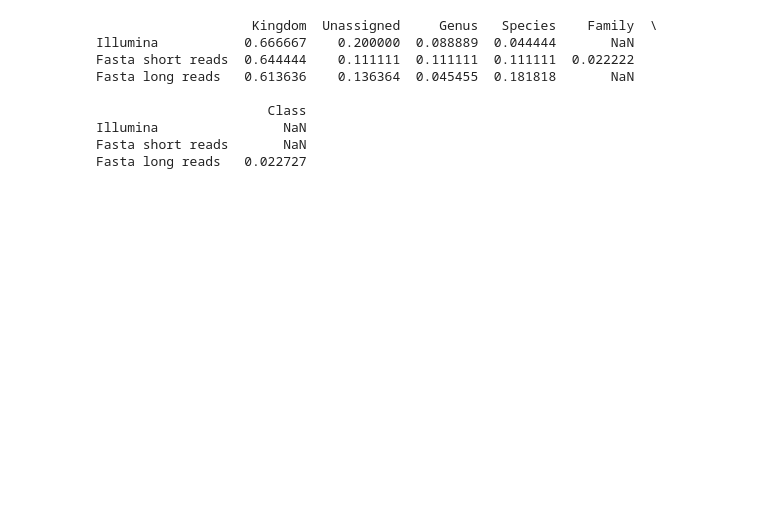
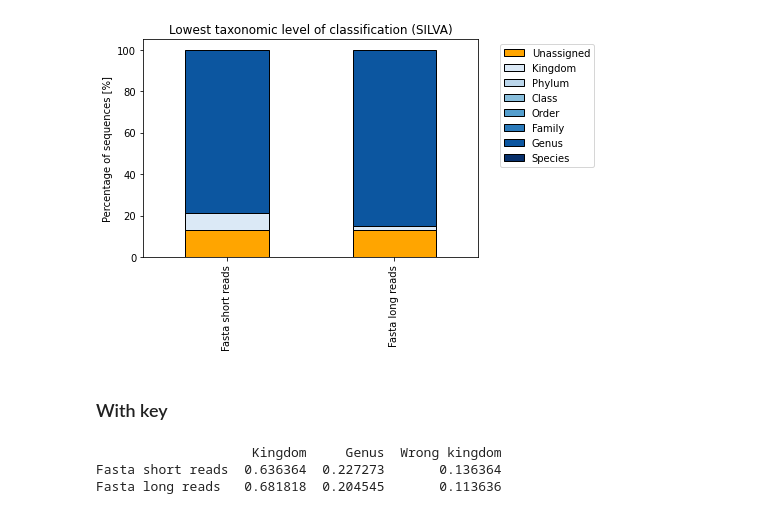
Before and after one commit to emblapersson/Applied-bioinformatics, a Jupyter notebook: 05_Plot_the_results/03_Plots_genus_species.ipynb, the cells around one changed output. Drawn from its saved outputs; the diff is of its cells as text; code cells hidden in the pictures; blank space fills up the shorter version.

```diff
--- a/05_Plot_the_results/03_Plots_genus_species.ipynb
+++ b/05_Plot_the_results/03_Plots_genus_species.ipynb
@@ -1,11 +1,12 @@
 # %%
 # Describe the data
-samples = ['Illumina', 'Fasta short reads', 'Fasta long reads']
-input_illumina = '/Users/claranordquist/Documents/Universitetet/HT24/Tillämpad_bioinformatik/Applied-bioinformatics/05_Plot_the_results/01_Data/Illumina_simulated/Illumina_names_fixed.csv'
-input_fasta_short = '/Users/claranordquist/Documents/Universitetet/HT24/Tillämpad_bioinformatik/Applied-bioinformatics/05_Plot_the_results/01_Data/Fasta_short_reads/Fasta_short_reads_fixed.csv'
-input_fasta_long = '/Users/claranordquist/Documents/Universitetet/HT24/Tillämpad_bioinformatik/Applied-bioinformatics/05_Plot_the_results/01_Data/Fasta_long_reads/Fasta_long_reads_fixed.csv'
+# samples = ['Illumina', 'Fasta short reads', 'Fasta long reads']
+samples = ['Fasta short reads', 'Fasta long reads']
+# input_illumina = '/Users/claranordquist/Documents/Universitetet/HT24/Tillämpad_bioinformatik/Applied-bioinformatics/05_Plot_the_results/01_Data/Illumina_simulated/Illumina_names_fixed.csv'
+input_fasta_short = '/Users/claranordquist/Documents/Universitetet/HT24/Tillämpad_bioinformatik/Applied-bioinformatics/05_Plot_the_results/01_Data/Silva/Fasta_short_reads/Fasta_short_reads_names_fixed.csv'
+input_fasta_long = '/Users/claranordquist/Documents/Universitetet/HT24/Tillämpad_bioinformatik/Applied-bioinformatics/05_Plot_the_results/01_Data/Silva/Fasta_long_reads/Fasta_long_reads_names_fixed.csv'
 taxonomy_key = '/Users/claranordquist/Documents/Universitetet/HT24/Tillämpad_bioinformatik/Applied-bioinformatics/01_Collect_sequences/02_Sequences/Downloaded_5dec/Taxonomy_species_genus_corrected.csv'
-convertion_table = '/Users/claranordquist/Documents/Universitetet/HT24/Tillämpad_bioinformatik/Applied-bioinformatics/05_Plot_the_results/01_Data/Species_convertion.txt'
+conversion_table = '/Users/claranordquist/Documents/Universitetet/HT24/Tillämpad_bioinformatik/Applied-bioinformatics/05_Plot_the_results/01_Data/Species_conversion.txt'
 # %%
 # Import packages
 import pandas as pd
@@ -30,0 +48,3 @@ for ID in convertion.index:
+# %%
+fasta_short.drop('Confidence', axis=1, inplace=True)
+fasta_long.drop('Confidence', axis=1, inplace=True)
@@ -30,0 +80,15 @@ for ID in convertion.index:
+# %%
+# illumina_all, illumina_highest = find_class_levels_nokey(illumina)
+fasta_short_all, fasta_short_highest = find_class_levels_nokey(fasta_short)
+fasta_long_all, fasta_long_highest = find_class_levels_nokey(fasta_long)
+
+all_all = pd.concat([fasta_short_all, fasta_long_all], axis=1)
+all_all.columns = samples
+all_highest = pd.concat([fasta_short_highest, fasta_long_highest])
+all_highest.index = samples
+
+all_highest_ratio = all_highest.copy(deep=True)
+for sample in range(len(samples)):
+    all_highest_ratio.iloc[sample,:] /= all_highest.iloc[sample,:].sum()
+
+print(all_highest_ratio)
@@ -31,2 +103,18 @@ for ID in convertion.index:
+# %%
+all_highest_ratio.columns = pd.CategoricalIndex(all_highest_ratio.columns.values, ordered=True, categories=['Unassigned'] + taxonomic_levels)
+all_highest_ratio = all_highest_ratio.sort_index(axis=1)
+# %%
+# Plot the number of correct/incorrect classifications for each samples as a stacked barplot
+fig, ax = plt.subplots()
+all_highest_ratio.plot(kind='bar', color=color_levels, edgecolor='Black', stacked=True, ax=ax)
+ax.set_yticklabels(['0', '20', '40', '60', '80', '100'])
+ax.legend(bbox_to_anchor=(1.05, 1.0), loc='upper left')
+ax.set_title('Lowest taxonomic level of classification (SILVA)')
+ax.set_ylabel('Percentage of sequences [%]')
+plt.show()
+# %% [output]
+[figure, added]
+# %% [markdown]
+### With key
 # %%
 # Find misclassified sequences
@@ -76,12 +167,12 @@ def classification_stats(dataframe):
 # %%
-illumina_misclassified = find_misclassified(illumina, taxonomy, convertion_dict)
-fasta_short_misclassified = find_misclassified(fasta_short, taxonomy, convertion_dict)
-fasta_long_misclassified = find_misclassified(fasta_long, taxonomy, convertion_dict)
+# illumina_misclassified = find_misclassified(illumina, taxonomy, conversion_dict)
+fasta_short_misclassified = find_misclassified(fasta_short, taxonomy, conversion_dict)
+fasta_long_misclassified = find_misclassified(fasta_long, taxonomy, conversion_dict)
 
-illumina_stats = classification_stats(illumina_misclassified)
+# illumina_stats = classification_stats(illumina_misclassified)
 fasta_short_stats = classification_stats(fasta_short_misclassified)
 fasta_long_stats = classification_stats(fasta_long_misclassified)
-all_stats = pd.concat([illumina_stats, fasta_short_stats, fasta_long_stats])
+all_stats = pd.concat([fasta_short_stats, fasta_long_stats])
 all_stats.index = samples
 
 all_stats_ratio = all_stats.copy(deep=True)
@@ -90,12 +181,6 @@ for sample in range(len(samples)):
 
 print(all_stats_ratio)
 # %% [output]
-                    Kingdom  Unassigned     Genus   Species    Family  \
-Illumina           0.666667    0.200000  0.088889  0.044444       NaN
-Fasta short reads  0.644444    0.111111  0.111111  0.111111  0.022222
-Fasta long reads   0.613636    0.136364  0.045455  0.181818       NaN
-
-                      Class
-Illumina                NaN
-Fasta short reads       NaN
-Fasta long reads   0.022727
+                    Kingdom     Genus  Wrong kingdom
+Fasta short reads  0.636364  0.227273       0.136364
+Fasta long reads   0.681818  0.204545       0.113636
```
Also changed, not shown: parts of 10 cells of this notebook, 29 other files.
